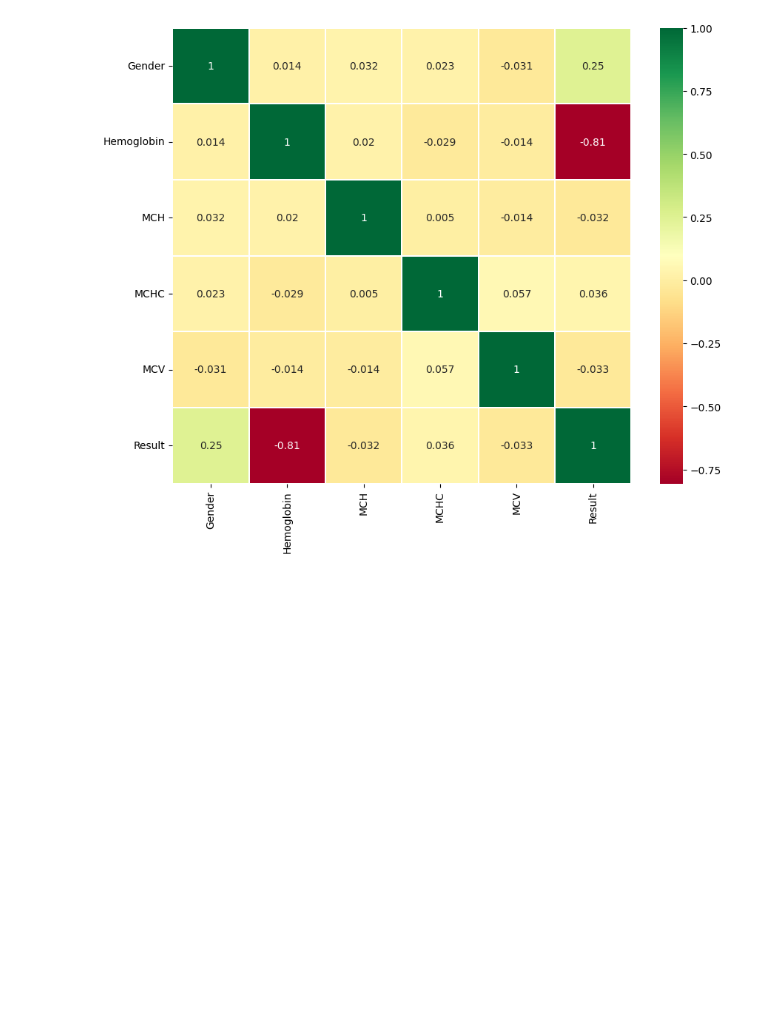
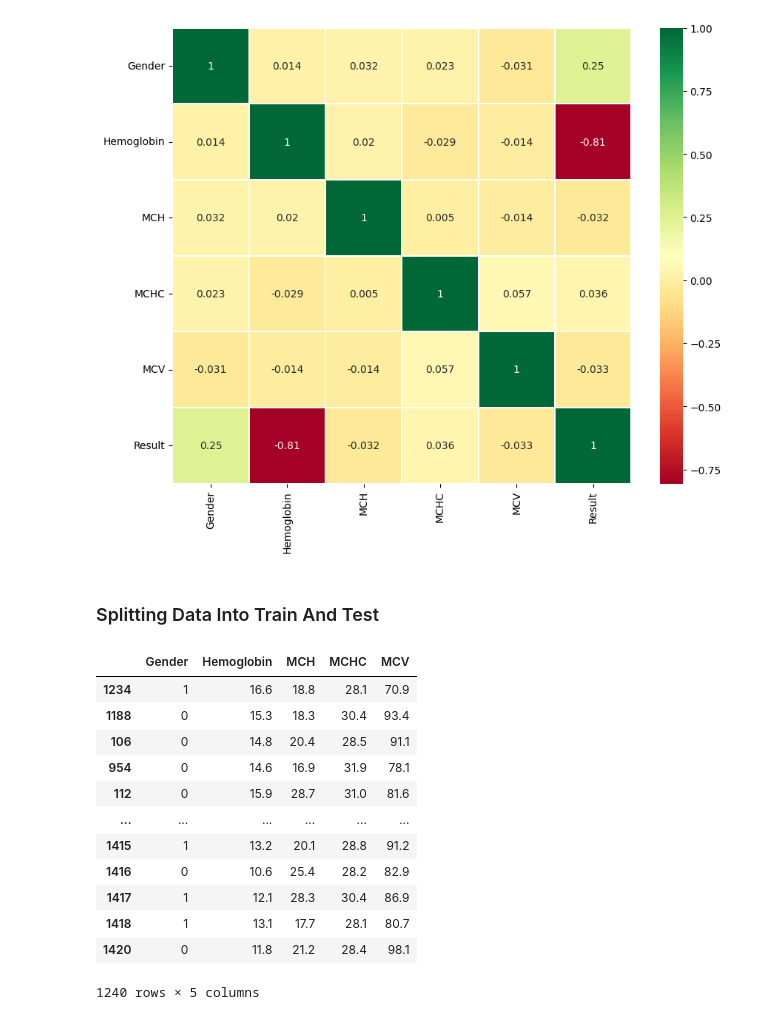
Before and after one commit to vinaygupta88/Anemia-Sense, a Jupyter notebook: Training Files/Anemia-sense-jupterFile.ipynb, the cells around one changed output. Drawn from its saved outputs; the diff is of its cells as text; code cells hidden in the pictures; blank space fills up the shorter version.

Commit message:
Exploratory Data Analysis
Splitting Data Into Train And Test        (Exploratory Data Analysis completed)

```diff
--- a/Training Files/Anemia-sense-jupterFile.ipynb
+++ b/Training Files/Anemia-sense-jupterFile.ipynb
@@ -198,3 +198,24 @@ fig.set_size_inches(10,8)
 plt.show()
 # %% [output]
 [figure]
+# %% [markdown]
+### Splitting Data Into Train And Test
+# %%
+# x - independent variables
+
+x=df.drop('Result',axis=1)
+x
+# %% [output]
+|  | Gender | Hemoglobin | MCH | MCHC | MCV |
+| 1234 | 1 | 16.6 | 18.8 | 28.1 | 70.9 |
+| 1188 | 0 | 15.3 | 18.3 | 30.4 | 93.4 |
+| 106 | 0 | 14.8 | 20.4 | 28.5 | 91.1 |
+| 954 | 0 | 14.6 | 16.9 | 31.9 | 78.1 |
+| 112 | 0 | 15.9 | 28.7 | 31.0 | 81.6 |
+| ... | ... | ... | ... | ... | ... |
+| 1415 | 1 | 13.2 | 20.1 | 28.8 | 91.2 |
+| 1416 | 0 | 10.6 | 25.4 | 28.2 | 82.9 |
+| 1417 | 1 | 12.1 | 28.3 | 30.4 | 86.9 |
+| 1418 | 1 | 13.1 | 17.7 | 28.1 | 80.7 |
+| 1420 | 0 | 11.8 | 21.2 | 28.4 | 98.1 |
+1240 rows × 5 columns
```
Also changed, not shown: parts of 1 cell of this notebook.
